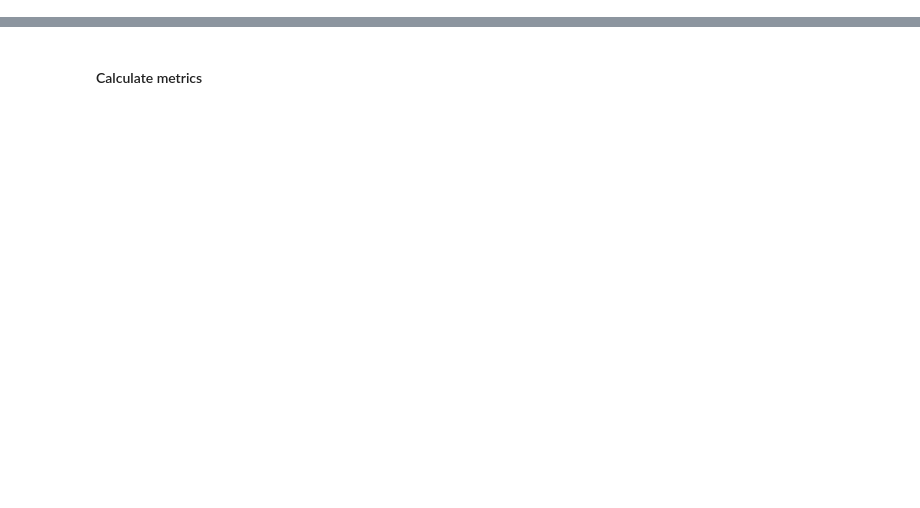
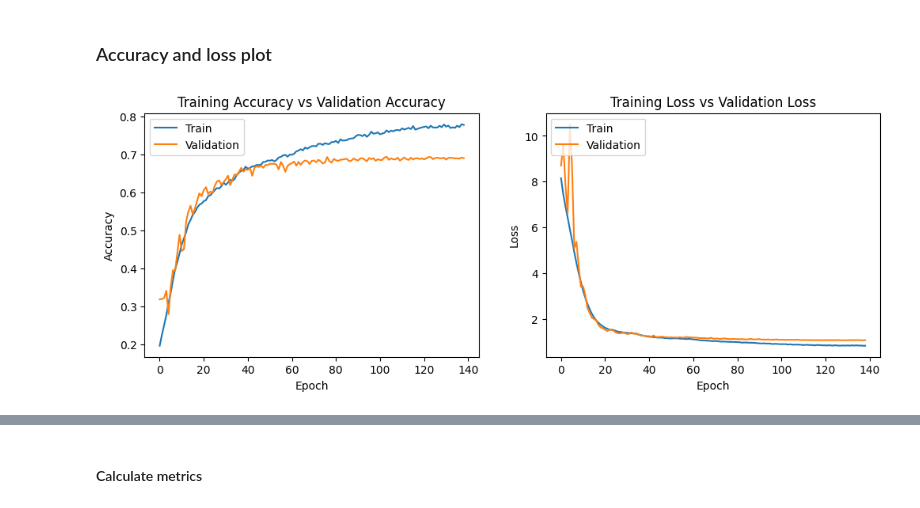
Before and after one commit to kraack-tech/face_expression_recognition, a Jupyter notebook: expression_model.ipynb, the cells around one changed output, grey strips where cells are left out. Drawn from its saved outputs; the diff is of its cells as text; code cells hidden in the pictures; blank space fills up the shorter version.

Commit message:
Update facial expression model
- Address FER2013 model overfitting
- Create RAF-DB model
- Create combined model
- Align, crop, and filter images

```diff
--- a/expression_model.ipynb
+++ b/expression_model.ipynb
@@ -29,5 +0,0 @@ from sklearn.metrics import classification_report, confusion_matrix, precision_s
-# %%
-# Load data from training and test directories
-# Dataset reference: https://www.kaggle.com/datasets/msambare/fer2013
-train_dir = 'FER-2013/train'
-test_dir = 'FER-2013/test'
@@ -180,0 +342,10 @@ Epoch 41: val_accuracy did not improve from 0.64013
+# %%
+# Create image data generator for FER-2013
+train_generator_fer, val_generator_fer, test_generator_fer = image_generator(
+    fer_train_crop, # Cropped and filtered train directory
+    fer_test_crop,  # Croped and filtered test directory
+    (48,48),        # Target image size
+    32,             # Batch size
+    'grayscale',    # Color mode
+    0.2             # Training/validation split
+)
@@ -180,0 +358,27 @@ Epoch 41: val_accuracy did not improve from 0.64013
+# %%
+# Build CNN model for FER-2013
+model_fer = cnn_model(
+    (48, 48, 1),                 # Input shape
+    7,                           # No. of classes
+    0.0001                       # Learning rate
+)
+
+# Define callbacks
+calbacks_fer = create_callbacks(
+    'val_accuracy',              # Early stop monitor
+    35,                          # Early stop patience
+    'val_loss',                  # Learning reduction monitor
+    0.5,                         # Learning reduction factor
+    4,                           # Learning reduction patience
+    1e-6,                        # Learning reduction min
+    'val_accuracy',              # Checkpoint monitor
+    'expression_model_FER.h5'    # Checkpoint path
+)
+
+# Train the model with early stopping
+history_fer = model_fer.fit(
+    train_generator_fer,                  # Train generator
+    epochs = 250,                         # No. of epochs
+    validation_data = val_generator_fer,  # Validation generator
+    callbacks = calbacks_fer              # Callbacks
+)
@@ -180,0 +422,7 @@ Epoch 41: val_accuracy did not improve from 0.64013
+# %% [markdown]
+### Accuracy and loss plot
+# %%
+# Plot accuray and loss for FER-2013 dataset
+evaluate_plots(history_fer)
+# %% [output]
+[figure, added]
```
Also changed, not shown: parts of 111 cells of this notebook, 3 other files.
